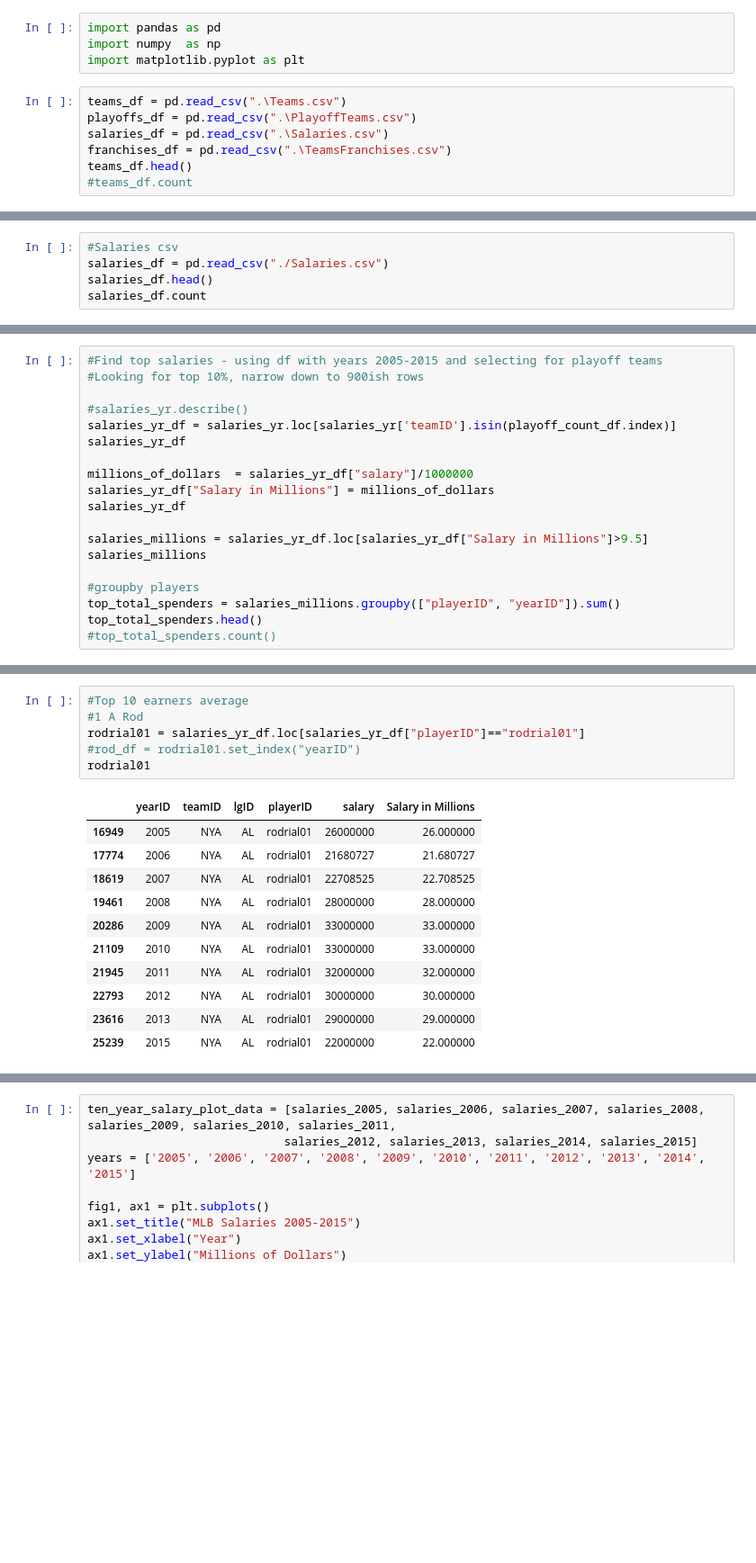
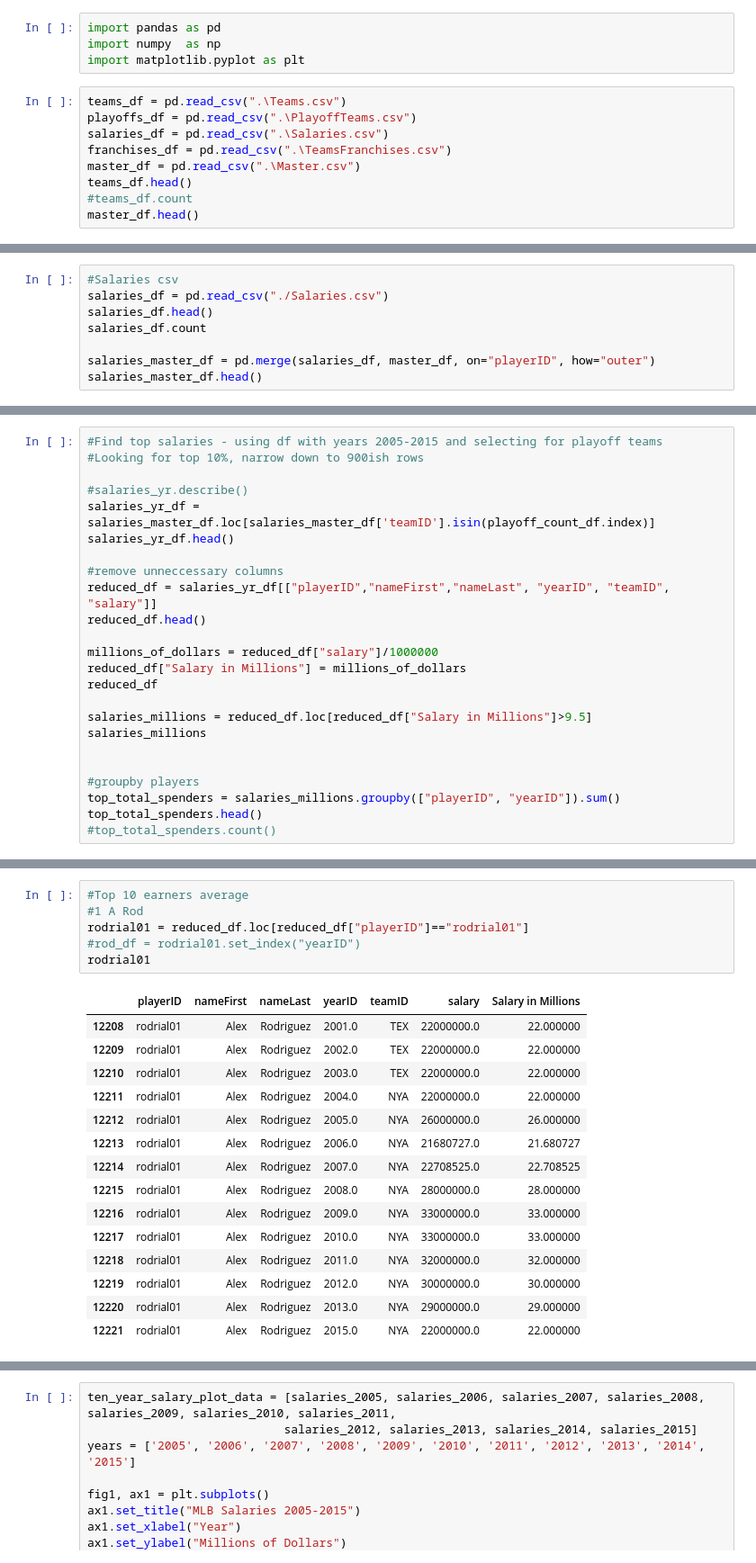
Before and after one commit to eerofeeva/BaseballMadness, a Jupyter notebook: baseball_challege.ipynb, the cells around one changed output, grey strips where cells are left out. Shown at 90% size. Drawn from its saved outputs; the diff is of its cells as text; blank space fills up the shorter version.

```diff
--- a/baseball_challege.ipynb
+++ b/baseball_challege.ipynb
@@ -7,6 +7,8 @@ teams_df = pd.read_csv(".\Teams.csv")
 playoffs_df = pd.read_csv(".\PlayoffTeams.csv")
 salaries_df = pd.read_csv(".\Salaries.csv")
 franchises_df = pd.read_csv(".\TeamsFranchises.csv")
+master_df = pd.read_csv(".\Master.csv")
 teams_df.head()
 #teams_df.count
+master_df.head()
 # %% [output]
@@ -101,4 +103,7 @@ dtype: int64
 salaries_df = pd.read_csv("./Salaries.csv")
 salaries_df.head()
 salaries_df.count
+
+salaries_master_df = pd.merge(salaries_df, master_df, on="playerID", how="outer")
+salaries_master_df.head()
 # %% [output]
@@ -141,15 +124,20 @@ salaries_yr.count
 #Looking for top 10%, narrow down to 900ish rows
 
 #salaries_yr.describe()
-salaries_yr_df = salaries_yr.loc[salaries_yr['teamID'].isin(playoff_count_df.index)]
-salaries_yr_df
+salaries_yr_df = salaries_master_df.loc[salaries_master_df['teamID'].isin(playoff_count_df.index)]
+salaries_yr_df.head()
 
-millions_of_dollars  = salaries_yr_df["salary"]/1000000
-salaries_yr_df["Salary in Millions"] = millions_of_dollars
-salaries_yr_df
+#remove unneccessary columns
+reduced_df = salaries_yr_df[["playerID","nameFirst","nameLast", "yearID", "teamID", "salary"]]
+reduced_df.head()
 
-salaries_millions = salaries_yr_df.loc[salaries_yr_df["Salary in Millions"]>9.5]
+millions_of_dollars = reduced_df["salary"]/1000000
+reduced_df["Salary in Millions"] = millions_of_dollars
+reduced_df
+
+salaries_millions = reduced_df.loc[reduced_df["Salary in Millions"]>9.5]
 salaries_millions
+
 
 #groupby players
 top_total_spenders = salaries_millions.groupby(["playerID", "yearID"]).sum()
@@ -193,20 +181,24 @@ top_total_spenders_sorted.head(23)
 # %%
 #Top 10 earners average
 #1 A Rod
-rodrial01 = salaries_yr_df.loc[salaries_yr_df["playerID"]=="rodrial01"]
+rodrial01 = reduced_df.loc[reduced_df["playerID"]=="rodrial01"]
 #rod_df = rodrial01.set_index("yearID")
 rodrial01
 # %% [output]
-|  | yearID | teamID | lgID | playerID | salary | Salary in Millions |
-| 16949 | 2005 | NYA | AL | rodrial01 | 26000000 | 26.000000 |
-| 17774 | 2006 | NYA | AL | rodrial01 | 21680727 | 21.680727 |
-| 18619 | 2007 | NYA | AL | rodrial01 | 22708525 | 22.708525 |
-| 19461 | 2008 | NYA | AL | rodrial01 | 28000000 | 28.000000 |
-| 20286 | 2009 | NYA | AL | rodrial01 | 33000000 | 33.000000 |
-| 21109 | 2010 | NYA | AL | rodrial01 | 33000000 | 33.000000 |
-| 21945 | 2011 | NYA | AL | rodrial01 | 32000000 | 32.000000 |
-| 22793 | 2012 | NYA | AL | rodrial01 | 30000000 | 30.000000 |
-| 23616 | 2013 | NYA | AL | rodrial01 | 29000000 | 29.000000 |
-| 25239 | 2015 | NYA | AL | rodrial01 | 22000000 | 22.000000 |
+|  | playerID | nameFirst | nameLast | yearID | teamID | salary | Salary in Millions |
+| 12208 | rodrial01 | Alex | Rodriguez | 2001.0 | TEX | 22000000.0 | 22.000000 |
+| 12209 | rodrial01 | Alex | Rodriguez | 2002.0 | TEX | 22000000.0 | 22.000000 |
+| 12210 | rodrial01 | Alex | Rodriguez | 2003.0 | TEX | 22000000.0 | 22.000000 |
+| 12211 | rodrial01 | Alex | Rodriguez | 2004.0 | NYA | 22000000.0 | 22.000000 |
+| 12212 | rodrial01 | Alex | Rodriguez | 2005.0 | NYA | 26000000.0 | 26.000000 |
+| 12213 | rodrial01 | Alex | Rodriguez | 2006.0 | NYA | 21680727.0 | 21.680727 |
+| 12214 | rodrial01 | Alex | Rodriguez | 2007.0 | NYA | 22708525.0 | 22.708525 |
+| 12215 | rodrial01 | Alex | Rodriguez | 2008.0 | NYA | 28000000.0 | 28.000000 |
+| 12216 | rodrial01 | Alex | Rodriguez | 2009.0 | NYA | 33000000.0 | 33.000000 |
+| 12217 | rodrial01 | Alex | Rodriguez | 2010.0 | NYA | 33000000.0 | 33.000000 |
+| 12218 | rodrial01 | Alex | Rodriguez | 2011.0 | NYA | 32000000.0 | 32.000000 |
+| 12219 | rodrial01 | Alex | Rodriguez | 2012.0 | NYA | 30000000.0 | 30.000000 |
+| 12220 | rodrial01 | Alex | Rodriguez | 2013.0 | NYA | 29000000.0 | 29.000000 |
+| 12221 | rodrial01 | Alex | Rodriguez | 2015.0 | NYA | 22000000.0 | 22.000000 |
 # %%
 #2
```
Also changed, not shown: parts of 18 cells of this notebook, 3 other files.
